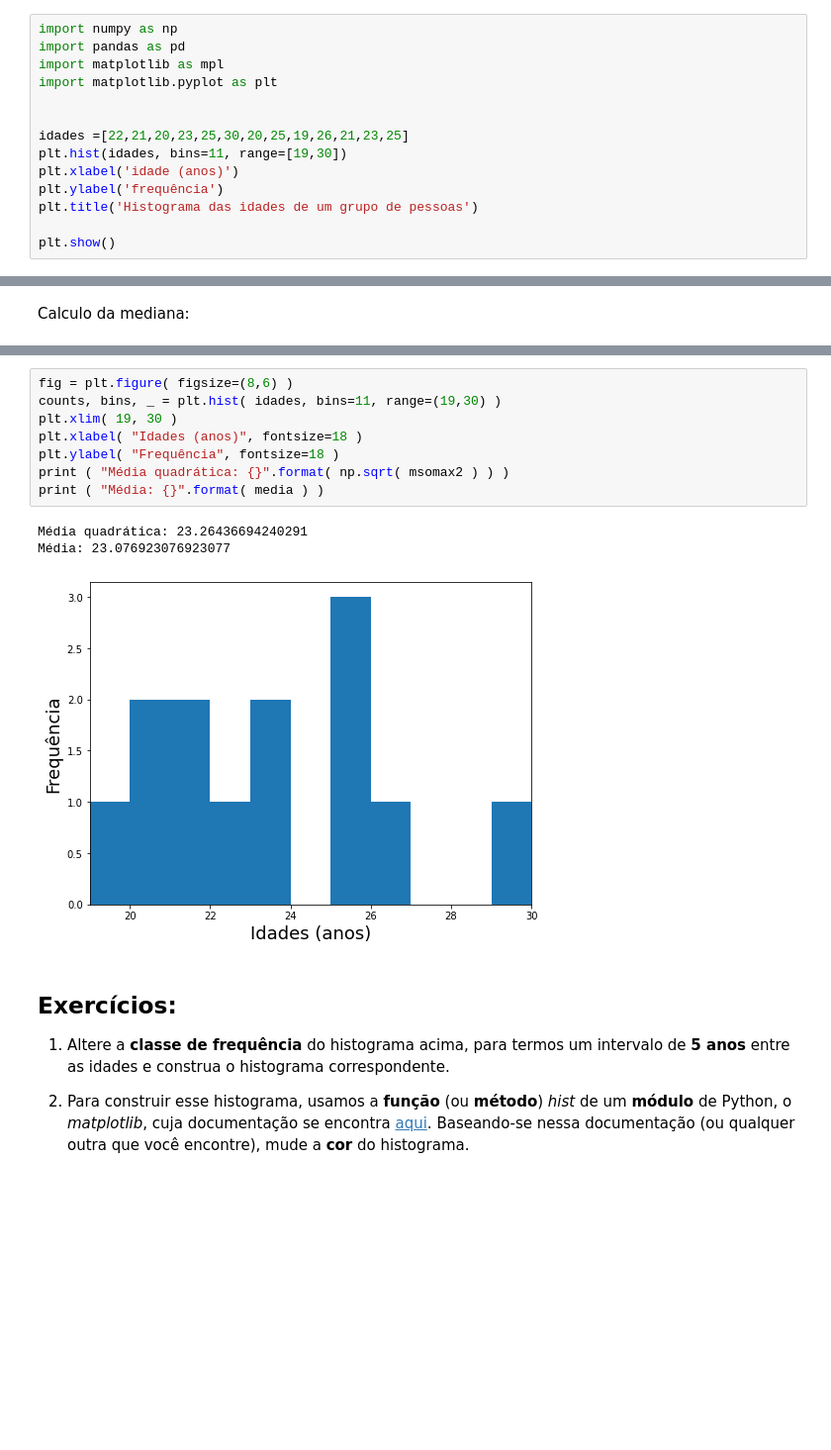
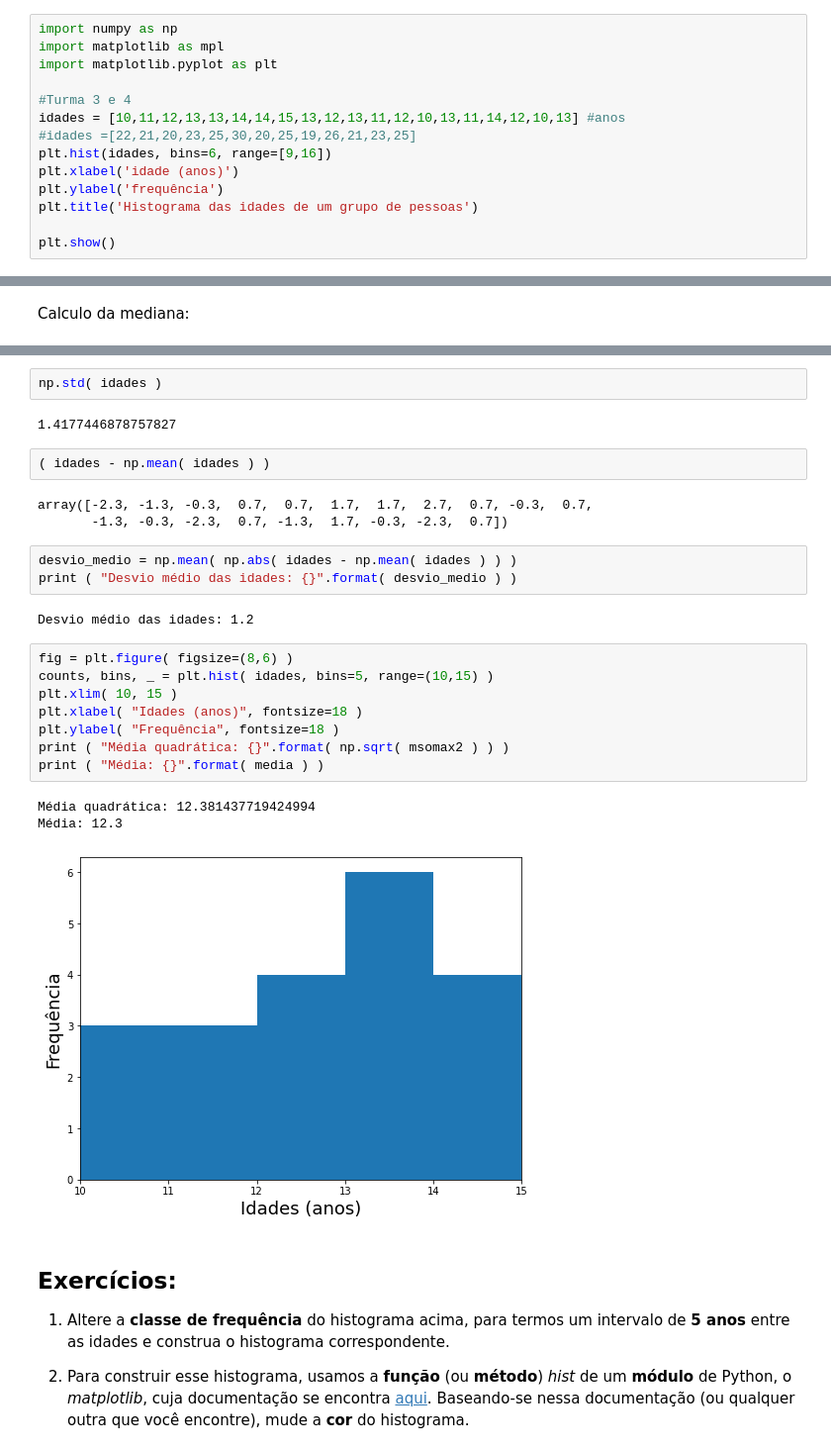
Before and after one commit to elizamelo/FisicaGeral, a Jupyter notebook: histogramasAula02Test.ipynb, the cells around one changed output, grey strips where cells are left out. Shown: that part at 99% size. Cells and saved outputs as stored; diff of their text form; blank space fills up the shorter version.

```diff
--- a/histogramasAula02Test.ipynb
+++ b/histogramasAula02Test.ipynb
@@ -52,12 +54,12 @@ Abaixo, colocamos as idades em um **histograma**, onde consideramos intervalos d
 # %%
 import numpy as np
-import pandas as pd
 import matplotlib as mpl
 import matplotlib.pyplot as plt
 
-
-idades =[22,21,20,23,25,30,20,25,19,26,21,23,25]
-plt.hist(idades, bins=11, range=[19,30])
+#Turma 3 e 4
+idades = [10,11,12,13,13,14,14,15,13,12,13,11,12,10,13,11,14,12,10,13] #anos
+#idades =[22,21,20,23,25,30,20,25,19,26,21,23,25]
+plt.hist(idades, bins=6, range=[9,16])
 plt.xlabel('idade (anos)')
 plt.ylabel('frequência')
 plt.title('Histograma das idades de um grupo de pessoas')
@@ -160,15 +206,29 @@ idades_ord[ int(N/2) ] # Índices de 0..(N-1)
+# %%
+np.std( idades )
+# %% [output]
+1.4177446878757827
+# %%
+( idades - np.mean( idades ) )
+# %% [output]
+array([-2.3, -1.3, -0.3,  0.7,  0.7,  1.7,  1.7,  2.7,  0.7, -0.3,  0.7,
+       -1.3, -0.3, -2.3,  0.7, -1.3,  1.7, -0.3, -2.3,  0.7])
+# %%
+desvio_medio = np.mean( np.abs( idades - np.mean( idades ) ) )
+print ( "Desvio médio das idades: {}".format( desvio_medio ) )
+# %% [output]
+Desvio médio das idades: 1.2
 # %%
 fig = plt.figure( figsize=(8,6) )
-counts, bins, _ = plt.hist( idades, bins=11, range=(19,30) )
-plt.xlim( 19, 30 )
+counts, bins, _ = plt.hist( idades, bins=5, range=(10,15) )
+plt.xlim( 10, 15 )
 plt.xlabel( "Idades (anos)", fontsize=18 )
 plt.ylabel( "Frequência", fontsize=18 )
 print ( "Média quadrática: {}".format( np.sqrt( msomax2 ) ) )
 print ( "Média: {}".format( media ) )
 # %% [output]
-Média quadrática: 23.26436694240291
-Média: 23.076923076923077
+Média quadrática: 12.381437719424994
+Média: 12.3
-[figure, old version]
+[figure, new version]
 # %% [markdown]
 
 ## Exercícios:
```
Also changed, not shown: parts of 27 cells of this notebook.
